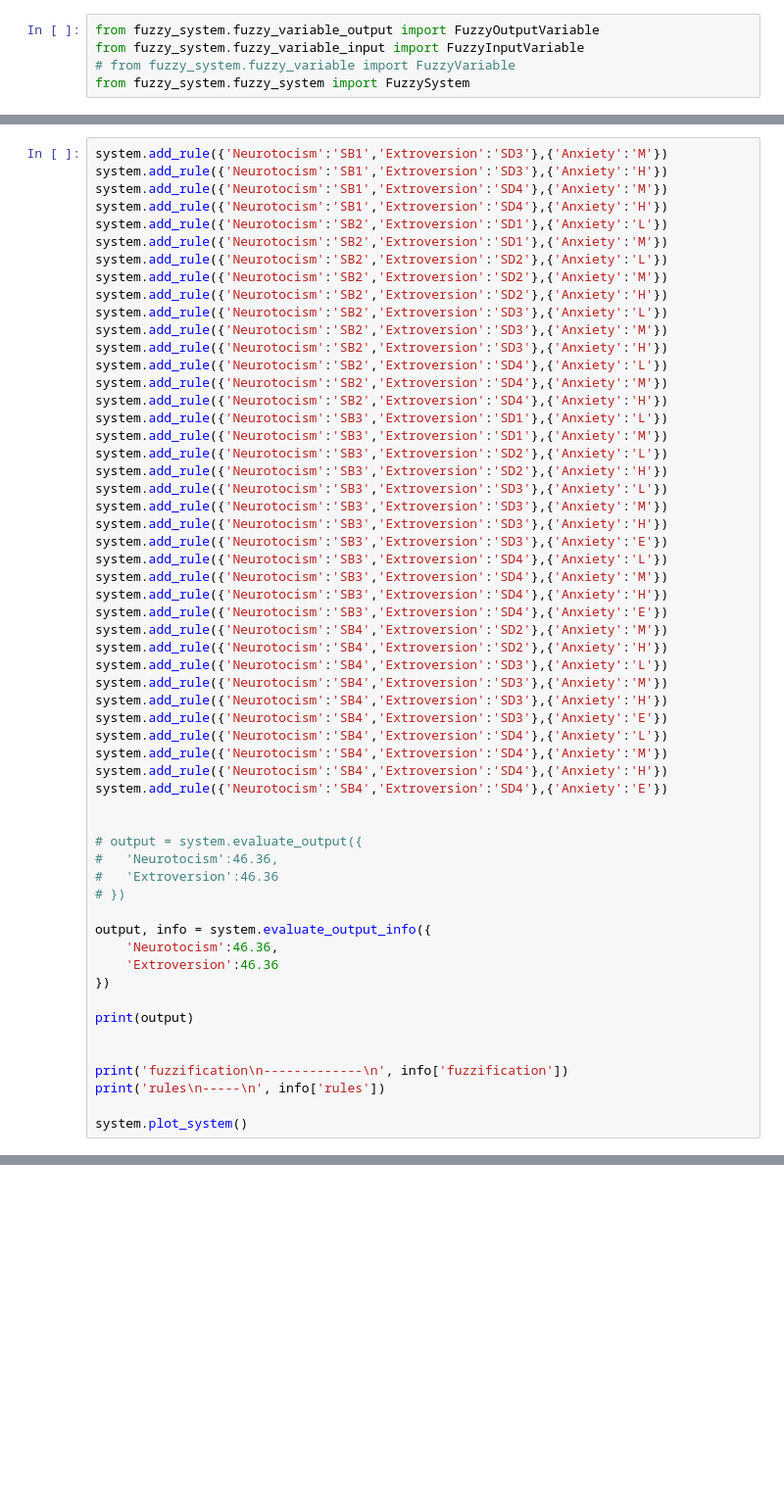
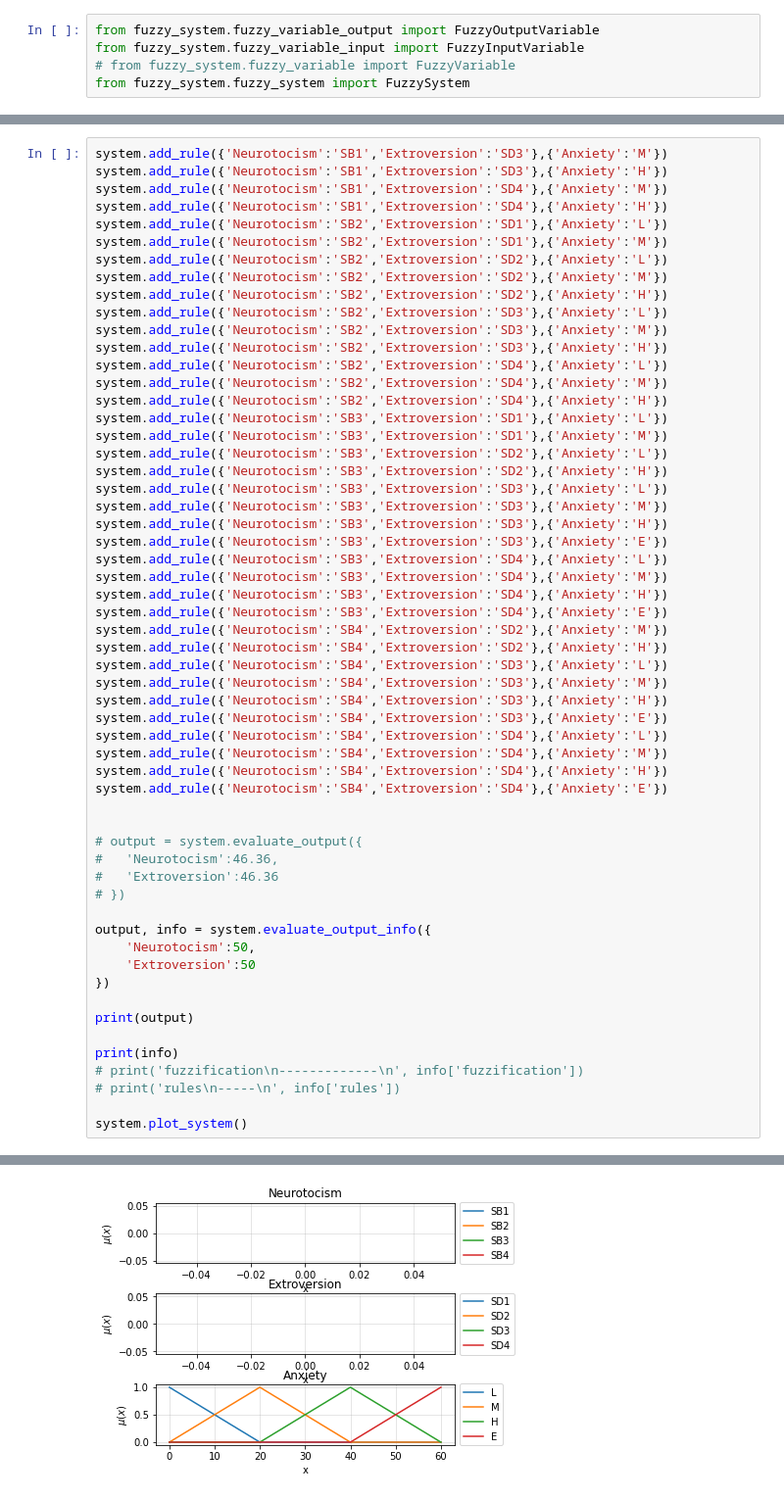
Before and after one commit to adibenc/fz-mamdani, a Jupyter notebook: fz-md1.ipynb, the cells around one changed output, grey strips where cells are left out. Shown at 98% size. Cells and saved outputs as stored; diff of their text form; blank space fills up the shorter version.

```diff
--- a/fz-md1.ipynb
+++ b/fz-md1.ipynb
@@ -97,15 +97,15 @@ system.add_rule({'Neurotocism':'SB4','Extroversion':'SD4'},{'Anxiety':'E'})
 # })
 
 output, info = system.evaluate_output_info({
-	'Neurotocism':46.36,
-	'Extroversion':46.36
+	'Neurotocism':50,
+	'Extroversion':50
 })
 
 print(output)
 
-
-print('fuzzification\n-------------\n', info['fuzzification'])
-print('rules\n-----\n', info['rules'])
+print(info)
+# print('fuzzification\n-------------\n', info['fuzzification'])
+# print('rules\n-----\n', info['rules'])
 
 system.plot_system()
 # %% [output]
@@ -113,0 +114 @@ UFuncTypeError: ufunc 'subtract' did not contain a loop with signature matching
+[figure, added]
```
Also changed, not shown: parts of 3 cells of this notebook.
